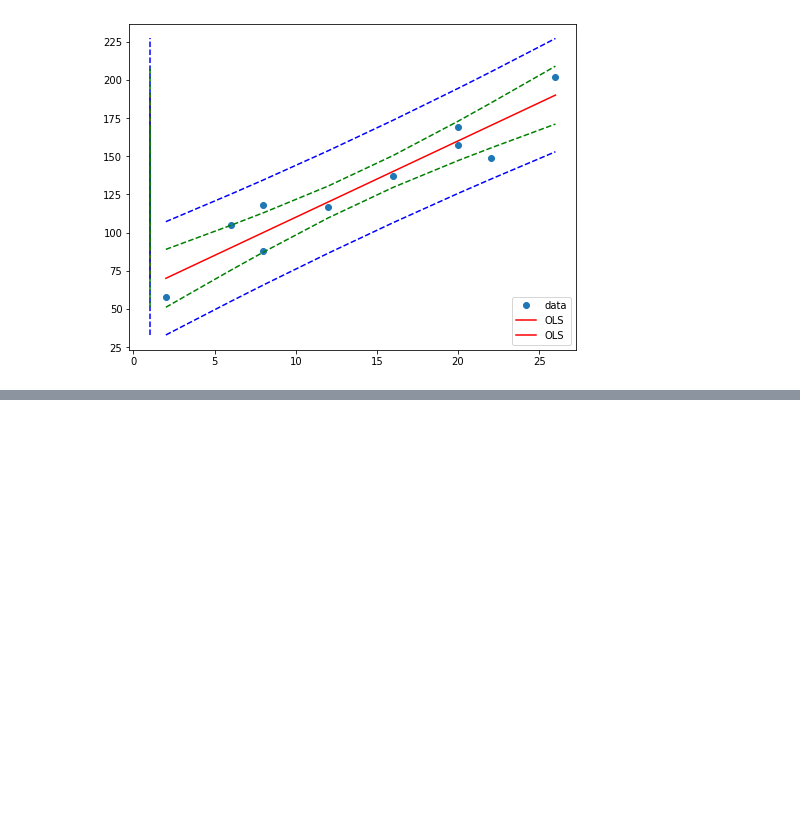
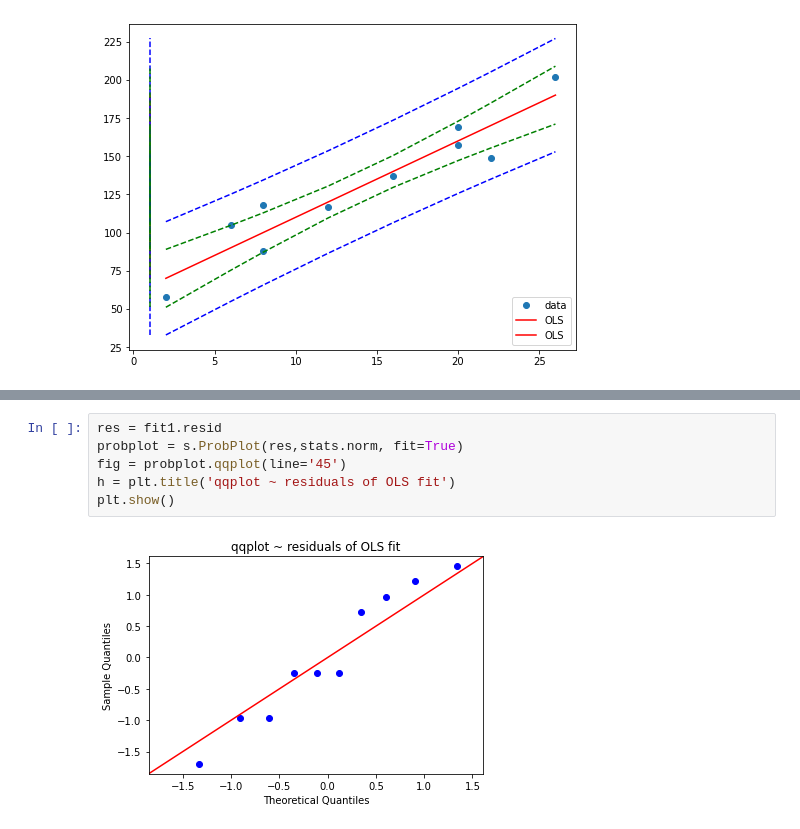
Before and after one commit to shallabhkhera/NPTEL-Data-Analytics-with-Python, a Jupyter notebook: Week7.ipynb, the cells around one changed output, grey strips where cells are left out. Saved outputs shown, nothing was run; the diff lists cells and outputs as text; blank space fills up the shorter version.

```diff
--- a/Week7.ipynb
+++ b/Week7.ipynb
@@ -124,0 +173,8 @@ plt.show()
+# %%
+res = fit1.resid
+probplot = s.ProbPlot(res,stats.norm, fit=True)
+fig = probplot.qqplot(line='45')
+h = plt.title('qqplot ~ residuals of OLS fit')
+plt.show()
+# %% [output]
+[figure, added]
```
Also changed, not shown: parts of 7 cells of this notebook.
